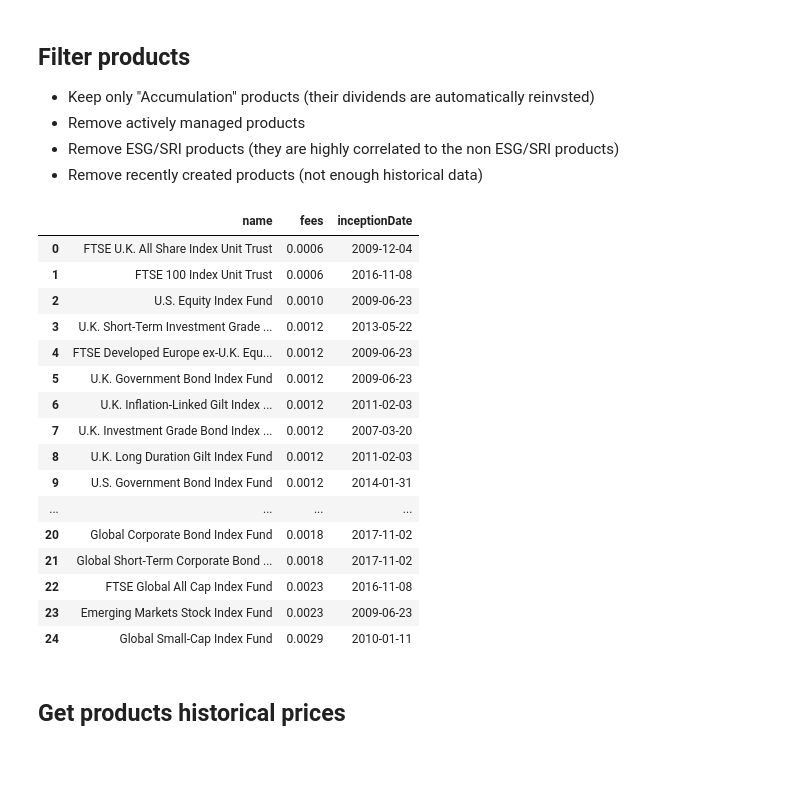
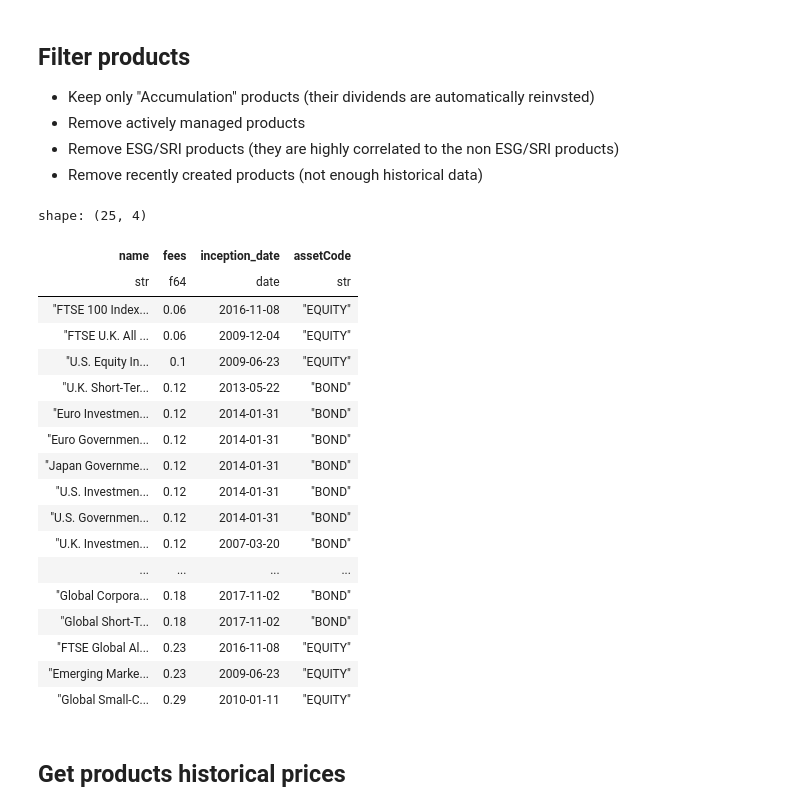
Before and after one commit to 0x26res/vanguard-optimizer, a Jupyter notebook: vanguard-optimizer.ipynb, the cells around one changed output. Saved outputs shown, nothing was run; the diff lists cells and outputs as text; code cells hidden in the pictures; blank space fills up the shorter version.

```diff
--- a/vanguard-optimizer.ipynb
+++ b/vanguard-optimizer.ipynb
@@ -70,34 +101,36 @@ _ = ax.set_title("Products by inception date")
 * Remove ESG/SRI products (they are highly correlated to the non ESG/SRI products)
 * Remove recently created products (not enough historical data)
 # %%
-products_df = raw_products_df[
-    lambda x: (x["distributionStrategyType"] == "ACCM")
-    & x["assetCode"].isin(["BOND", "EQUITY"])
-    & (x["managementType"] == "INDEX")
-    & ~x["name"].str.startswith("ESG ")
-    & ~x["name"].str.startswith("SRI ")
-    & (x["inceptionDate"].dt.year <= CUTOFF_YEAR)
-].reset_index(drop=True)
+products_df = all_products_df.filter(
+    (pl.col("distributionStrategyType") == "ACCM")
+    & pl.col("assetCode").is_in(["BOND", "EQUITY"])
+    & (pl.col("managementType") == "INDEX")
+    & ~pl.col("name").str.starts_with("ESG")
+    & ~pl.col("name").str.starts_with("SRI")
+    & (pl.col("inception_date").dt.year() <= CUTOFF_YEAR)
+)
 # %%
-products_df[["name", "fees", "inceptionDate"]].sort_values("fees", ignore_index=True)
+products_df[["name", "fees", "inception_date", "assetCode"]].sort(["fees"])
 # %% [output]
+shape: (25, 4)
-|  | name | fees | inceptionDate |
-| 0 | FTSE U.K. All Share Index Unit Trust | 0.0006 | 2009-12-04 |
-| 1 | FTSE 100 Index Unit Trust | 0.0006 | 2016-11-08 |
-| 2 | U.S. Equity Index Fund | 0.0010 | 2009-06-23 |
-| 3 | U.K. Short-Term Investment Grade ... | 0.0012 | 2013-05-22 |
-| 4 | FTSE Developed Europe ex-U.K. Equ... | 0.0012 | 2009-06-23 |
-| 5 | U.K. Government Bond Index Fund | 0.0012 | 2009-06-23 |
-| 6 | U.K. Inflation-Linked Gilt Index ... | 0.0012 | 2011-02-03 |
-| 7 | U.K. Investment Grade Bond Index ... | 0.0012 | 2007-03-20 |
-| 8 | U.K. Long Duration Gilt Index Fund | 0.0012 | 2011-02-03 |
-| 9 | U.S. Government Bond Index Fund | 0.0012 | 2014-01-31 |
+| name | fees | inception_date | assetCode |
+| str | f64 | date | str |
+| "FTSE 100 Index... | 0.06 | 2016-11-08 | "EQUITY" |
+| "FTSE U.K. All ... | 0.06 | 2009-12-04 | "EQUITY" |
+| "U.S. Equity In... | 0.1 | 2009-06-23 | "EQUITY" |
+| "U.K. Short-Ter... | 0.12 | 2013-05-22 | "BOND" |
+| "Euro Investmen... | 0.12 | 2014-01-31 | "BOND" |
+| "Euro Governmen... | 0.12 | 2014-01-31 | "BOND" |
+| "Japan Governme... | 0.12 | 2014-01-31 | "BOND" |
+| "U.S. Investmen... | 0.12 | 2014-01-31 | "BOND" |
+| "U.S. Governmen... | 0.12 | 2014-01-31 | "BOND" |
+| "U.K. Investmen... | 0.12 | 2007-03-20 | "BOND" |
 | ... | ... | ... | ... |
-| 20 | Global Corporate Bond Index Fund | 0.0018 | 2017-11-02 |
-| 21 | Global Short-Term Corporate Bond ... | 0.0018 | 2017-11-02 |
-| 22 | FTSE Global All Cap Index Fund | 0.0023 | 2016-11-08 |
-| 23 | Emerging Markets Stock Index Fund | 0.0023 | 2009-06-23 |
-| 24 | Global Small-Cap Index Fund | 0.0029 | 2010-01-11 |
+| "Global Corpora... | 0.18 | 2017-11-02 | "BOND" |
+| "Global Short-T... | 0.18 | 2017-11-02 | "BOND" |
+| "FTSE Global Al... | 0.23 | 2016-11-08 | "EQUITY" |
+| "Emerging Marke... | 0.23 | 2009-06-23 | "EQUITY" |
+| "Global Small-C... | 0.29 | 2010-01-11 | "EQUITY" |
 # %% [markdown]
 ## Get products historical prices
 # %%
```
Also changed, not shown: parts of 34 cells of this notebook, 1 other file.
